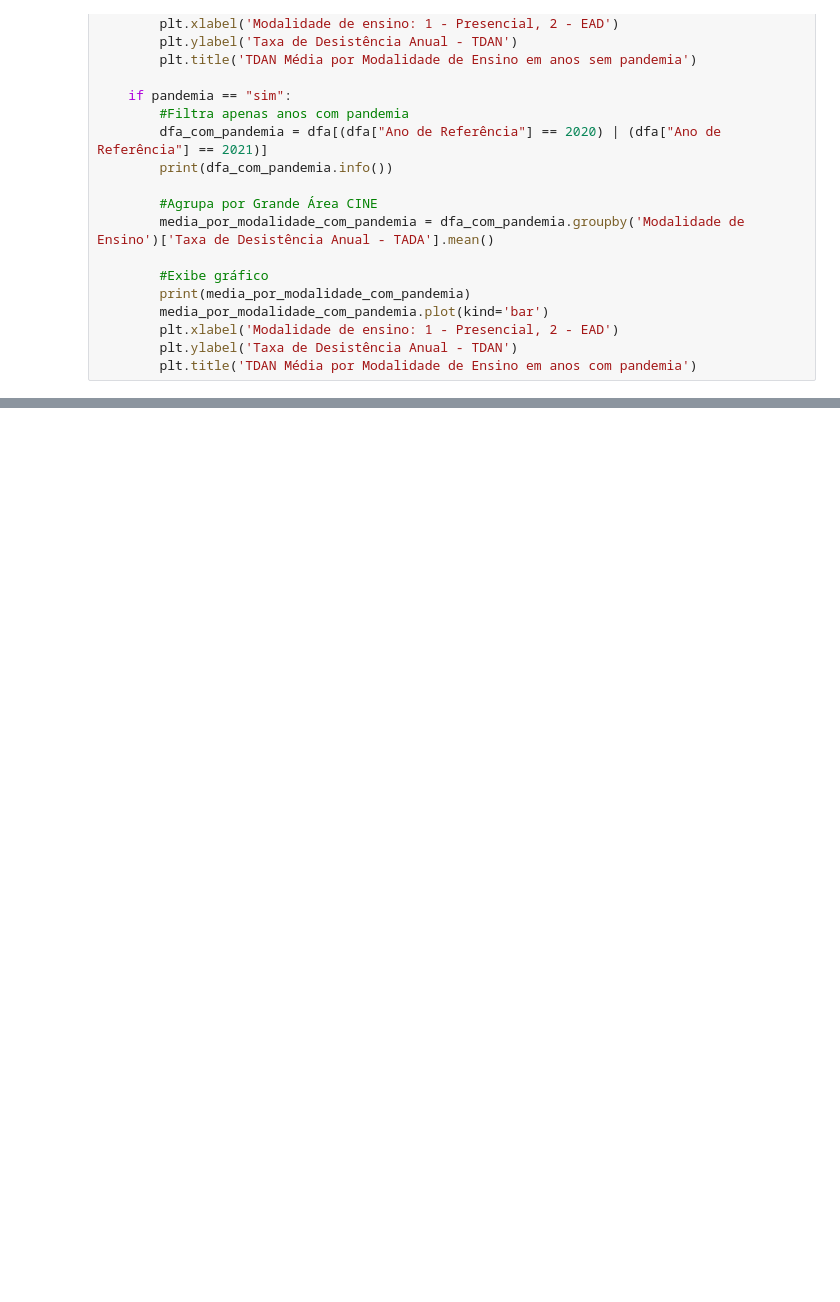
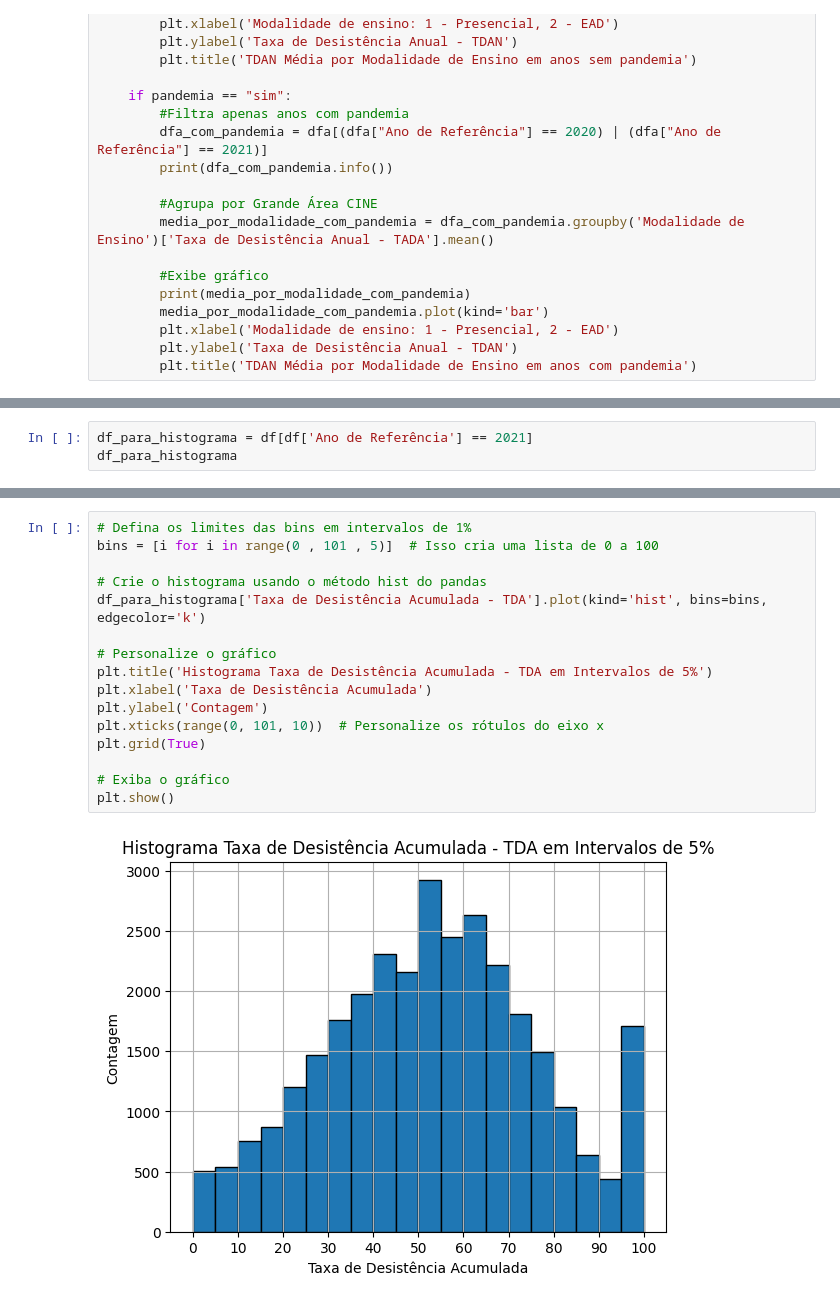
Before and after one commit to tcc-drtm-univesp/analise-dados-evasao, a Jupyter notebook: notebooks/Analise_exploratoria_2017-2021.ipynb, the cells around one changed output, grey strips where cells are left out. Drawn from its saved outputs; the diff is of its cells as text; blank space fills up the shorter version.

Commit message:
Histograma TD Acumulada

```diff
--- a/notebooks/Analise_exploratoria_2017-2021.ipynb
+++ b/notebooks/Analise_exploratoria_2017-2021.ipynb
@@ -445,0 +446,3 @@ Name: Taxa de Desistência Anual - TADA, dtype: float64
+# %%
+df_para_histograma = df[df['Ano de Referência'] == 2021]
+df_para_histograma
@@ -445,0 +471,18 @@ Name: Taxa de Desistência Anual - TADA, dtype: float64
+# %%
+# Defina os limites das bins em intervalos de 1%
+bins = [i for i in range(0 , 101 , 5)]  # Isso cria uma lista de 0 a 100
+
+# Crie o histograma usando o método hist do pandas
+df_para_histograma['Taxa de Desistência Acumulada - TDA'].plot(kind='hist', bins=bins, edgecolor='k')
+
+# Personalize o gráfico
+plt.title('Histograma Taxa de Desistência Acumulada - TDA em Intervalos de 5%')
+plt.xlabel('Taxa de Desistência Acumulada')
+plt.ylabel('Contagem')
+plt.xticks(range(0, 101, 10))  # Personalize os rótulos do eixo x
+plt.grid(True)
+
+# Exiba o gráfico
+plt.show()
+# %% [output]
+[figure, added]
```
Also changed, not shown: parts of 16 cells of this notebook.
